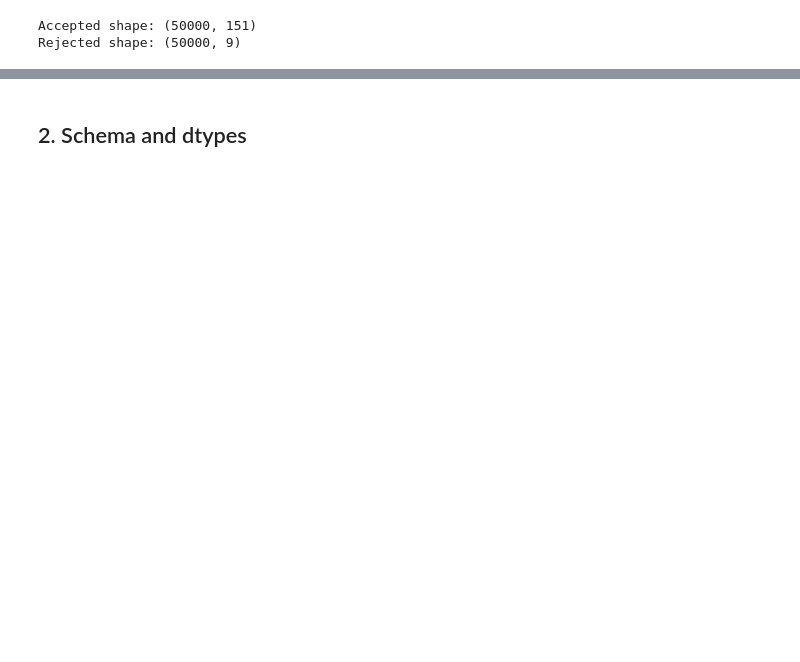
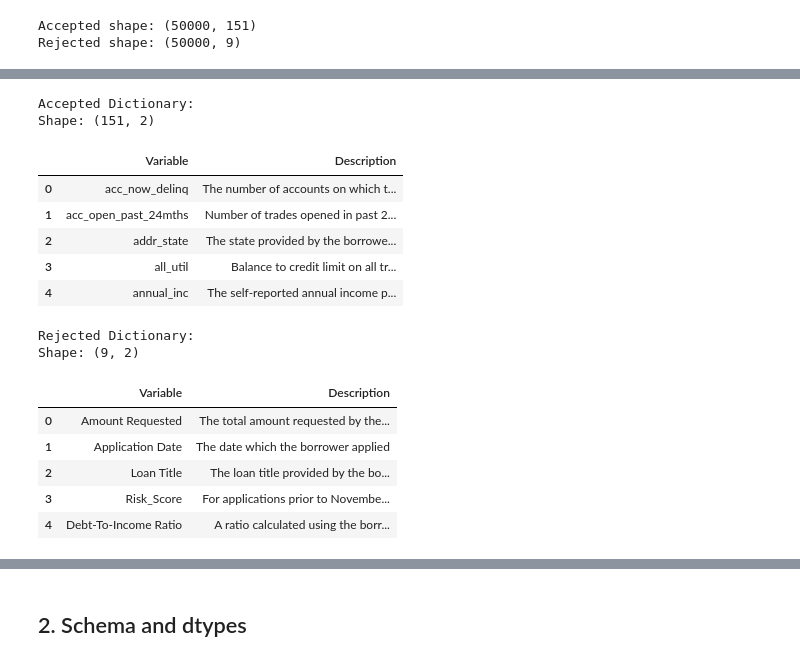
Before and after one commit to BuildersLab/Credit-Risk-Default, a Jupyter notebook: notebooks/01_eda.ipynb, the cells around one changed output, grey strips where cells are left out. Cells and saved outputs as stored; diff of their text form; code cells hidden in the pictures; blank space fills up the shorter version.

Commit message:
add: add dictionary and check mismatch with columns in each dataset

```diff
--- a/notebooks/01_eda.ipynb
+++ b/notebooks/01_eda.ipynb
@@ -20,6 +20,7 @@ pd.set_option('display.max_columns', None) # Tell pandas to display all columns
 # Define file paths
 accepted_path = "../data/raw/accepted/accepted_2007_to_2018Q4.csv"
 rejected_path = "../data/raw/rejected/rejected_2007_to_2018Q4.csv"
+dictionary = "../data/data_dictionary/"
 
 # Check file sizes
 print(f"Accepted: {os.path.getsize(accepted_path) / 1e6:.1f} MB")
@@ -32,12 +33,16 @@ ncols = len(pd.read_csv(accepted_path, nrows=0).columns)
 with open(accepted_path, 'r', encoding='utf-8') as f:
     nrows = sum(1 for _ in f) - 1  # subtract header
 
-print(f"Shape: ({nrows}, {ncols})")
+print(f"Shape of Accepted Dataset: ({nrows}, {ncols})")
 
 
-# Load the datasets
+# Load a sample of the datasets with 50,000 rows each
 df_accepted = pd.read_csv(accepted_path, nrows=50000, low_memory=False)
 df_rejected = pd.read_csv(rejected_path, nrows=50000, low_memory=False)
+
+# Load the dictionary
+dictionary_accepted = pd.read_csv(dictionary + "Lending Club Data Dictionary Approved.csv", encoding="latin-1", usecols=["LoanStatNew", "Description"])
+dictionary_rejected = pd.read_csv(dictionary + "Lending Club Data Dictionary Reject.csv", encoding="latin-1")
 # %% [output]
 Accepted: 1675.1 MB
 Rejected: 1782.3 MB
@@ -73,0 +91,36 @@ Rejected shape: (50000, 9)
+# %%
+# Rename columns in the dictionary for clarity
+dictionary_accepted.rename(columns={"LoanStatNew": "Variable", "Description": "Description"}, inplace=True)
+dictionary_rejected.rename(columns={"RejectStats File": "Variable", "Description": "Description"}, inplace=True)
+
+# Drop rows with empty Variable names (if any) and strip whitespace
+dictionary_accepted = dictionary_accepted.dropna(subset=["Variable"])
+dictionary_accepted["Variable"] = dictionary_accepted["Variable"].str.strip().str.replace('\xa0', '', regex=False)
+dictionary_rejected = dictionary_rejected.dropna(subset=["Variable"])
+dictionary_rejected["Variable"] = dictionary_rejected["Variable"].str.strip().str.replace('\xa0', '', regex=False)
+
+# Dsiplay the first few rows of the dictionaries and their shapes
+print("Accepted Dictionary:")
+print(f"Shape: {dictionary_accepted.shape}")
+display(dictionary_accepted.head(5))
+
+print("Rejected Dictionary:")
+print(f"Shape: {dictionary_rejected.shape}")
+display(dictionary_rejected.head(5))
+# %% [output]
+Accepted Dictionary:
+Shape: (151, 2)
+|  | Variable | Description |
+| 0 | acc_now_delinq | The number of accounts on which t... |
+| 1 | acc_open_past_24mths | Number of trades opened in past 2... |
+| 2 | addr_state | The state provided by the borrowe... |
+| 3 | all_util | Balance to credit limit on all tr... |
+| 4 | annual_inc | The self-reported annual income p... |
+Rejected Dictionary:
+Shape: (9, 2)
+|  | Variable | Description |
+| 0 | Amount Requested | The total amount requested by the... |
+| 1 | Application Date | The date which the borrower applied |
+| 2 | Loan Title | The loan title provided by the bo... |
+| 3 | Risk_Score | For applications prior to Novembe... |
+| 4 | Debt-To-Income Ratio | A ratio calculated using the borr... |
```
Also changed, not shown: parts of 9 cells of this notebook, 3 other files.
